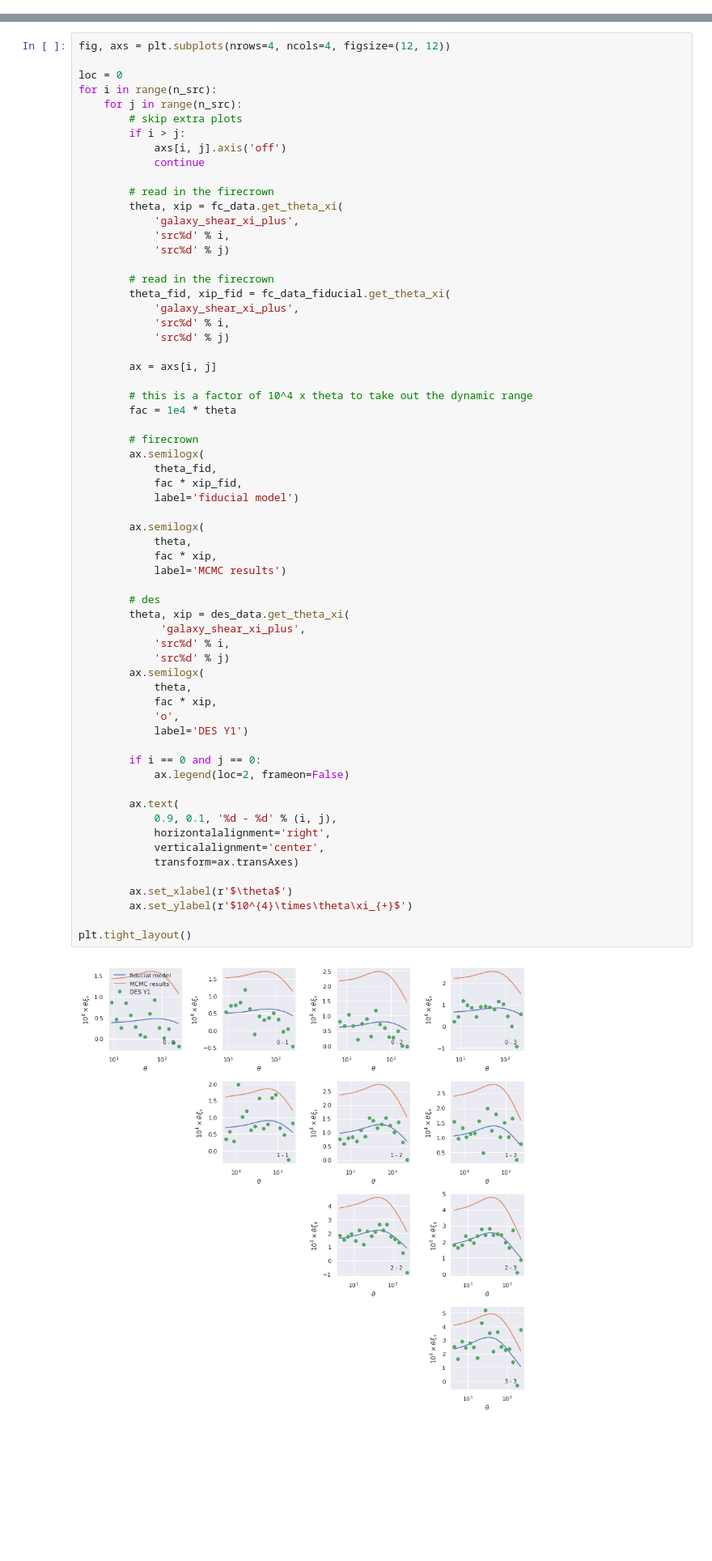
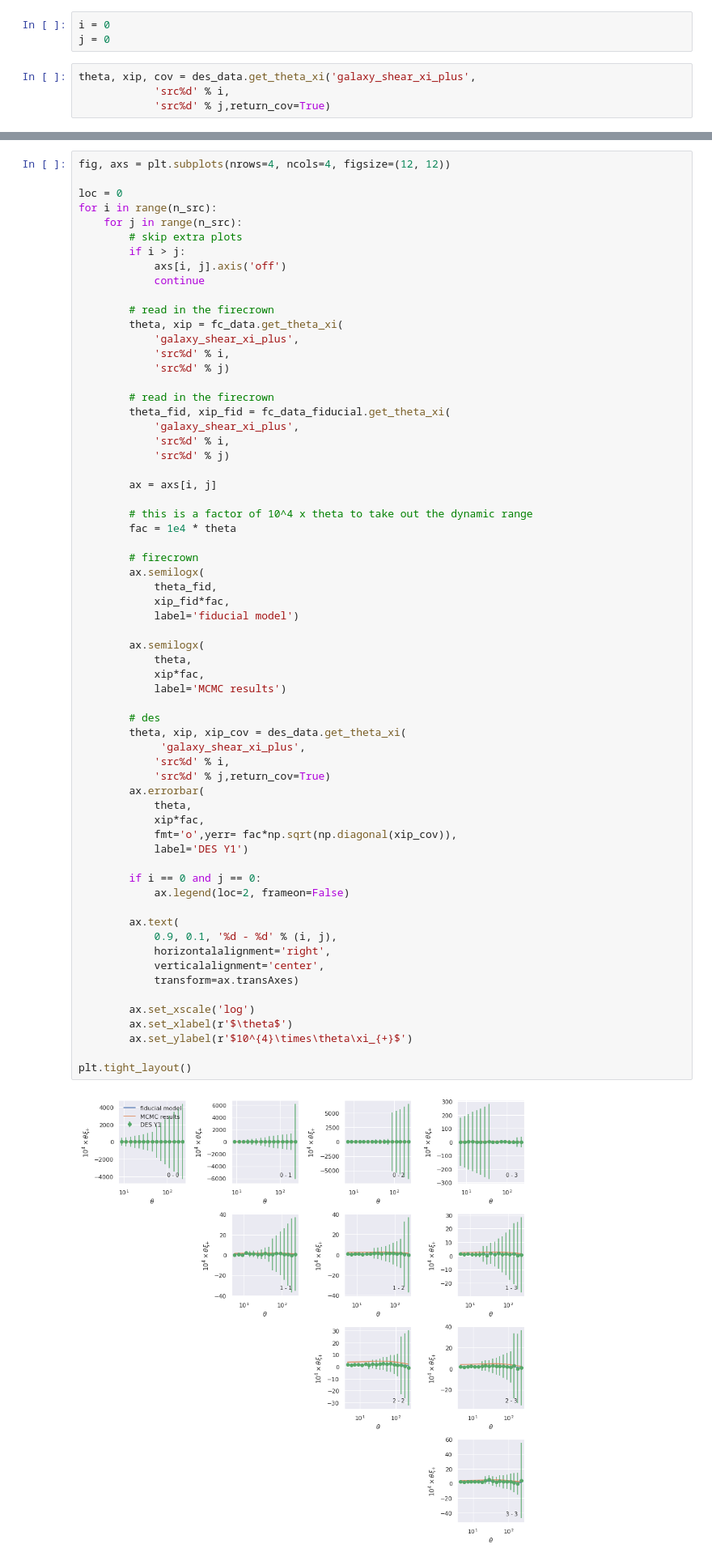
Before and after one commit to LSSTDESC/txpipe-reanalysis, a Jupyter notebook: notebooks/Firecrown 3x2 pt Example.ipynb, the cells around one changed output, grey strips where cells are left out. Shown at 81% size. Saved outputs shown, nothing was run; the diff lists cells and outputs as text; blank space fills up the shorter version.

Commit message:
Added error bars.

```diff
--- a/notebooks/Firecrown 3x2 pt Example.ipynb
+++ b/notebooks/Firecrown 3x2 pt Example.ipynb
@@ -63,3 +63,10 @@ plt.tight_layout()
 # Input Data Vectors Compared to Firecrown Predictions
 # %% [markdown]
 ## Cosmic Shear
+# %%
+i = 0
+j = 0
+# %%
+theta, xip, cov = des_data.get_theta_xi('galaxy_shear_xi_plus',
+            'src%d' % i,
+            'src%d' % j,return_cov=True)
@@ -93,41 +112,42 @@ for i in range(n_src):
 
         # firecrown
         ax.semilogx(
             theta_fid,
-            fac * xip_fid,
+            xip_fid*fac,
             label='fiducial model')
 
         ax.semilogx(
             theta,
-            fac * xip,
+            xip*fac,
             label='MCMC results')
 
         # des
-        theta, xip = des_data.get_theta_xi(
+        theta, xip, xip_cov = des_data.get_theta_xi(
              'galaxy_shear_xi_plus',
             'src%d' % i,
-            'src%d' % j)
-        ax.semilogx(
+            'src%d' % j,return_cov=True)
+        ax.errorbar(
             theta,
-            fac * xip,
-            'o',
+            xip*fac,
+            fmt='o',yerr= fac*np.sqrt(np.diagonal(xip_cov)),
             label='DES Y1')
 
         if i == 0 and j == 0:
             ax.legend(loc=2, frameon=False)
 
         ax.text(
             0.9, 0.1, '%d - %d' % (i, j),
             horizontalalignment='right',
             verticalalignment='center',
             transform=ax.transAxes)
 
+        ax.set_xscale('log')
         ax.set_xlabel(r'$\theta$')
         ax.set_ylabel(r'$10^{4}\times\theta\xi_{+}$')
 
 plt.tight_layout()
 # %% [output]
-[figure, old version]
+[figure, new version]
 # %%
 fig, axs = plt.subplots(nrows=4, ncols=4, figsize=(12, 12))
 
```
Also changed, not shown: parts of 5 cells of this notebook.
